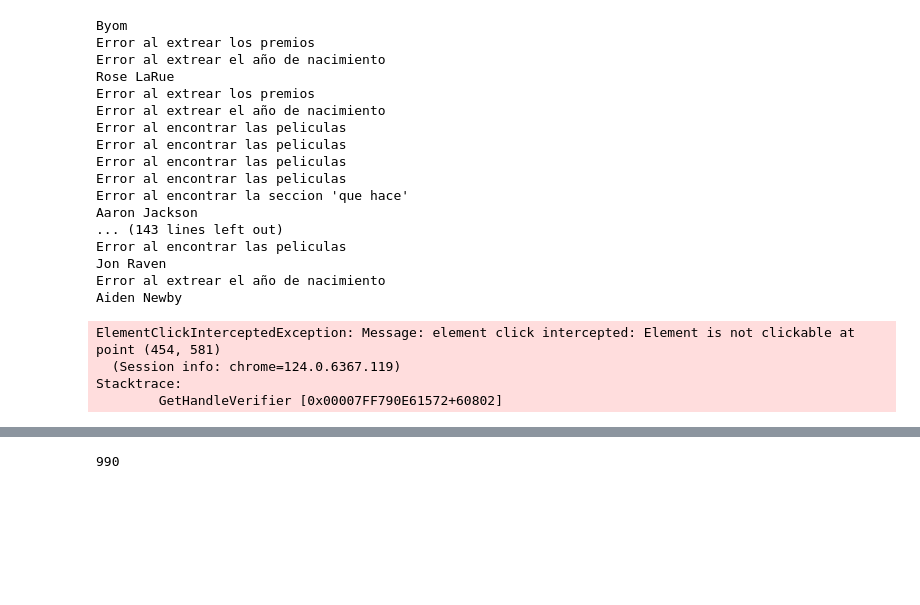
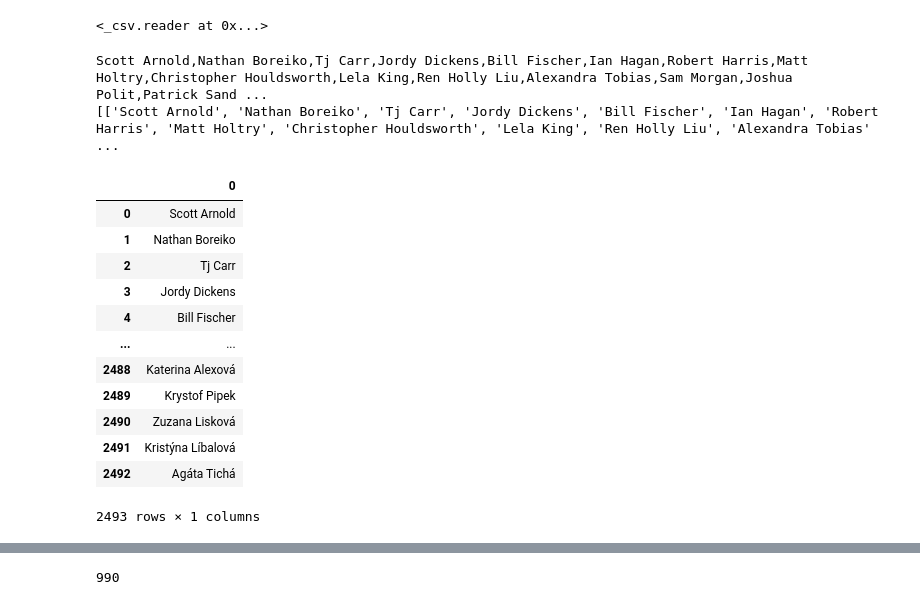
Before and after one commit to fernandaMarti/Proyecto-da-promo-H-modulo-2-team1-cine_freaks, a Jupyter notebook: Fase3.ipynb, the cells around one changed output, grey strips where cells are left out. Saved outputs shown, nothing was run; the diff lists cells and outputs as text; code cells hidden in the pictures; blank space fills up the shorter version.

```diff
--- a/Fase3.ipynb
+++ b/Fase3.ipynb
@@ -245,30 +285,3 @@ with open('actores.csv', 'w', newline='') as file:
 
     writer = csv.writer(file)
     writer.writerow(lista_actores)
-# %%
-# para que no se pierda la lista obtenida anteriormente:
-
-lista_detalles_actores=[]
-resultado_detalles_actores = obtener_detalles_actores(lista_actores,lista_detalles_actores)
-# %% [output]
-Byom
-Error al extrear los premios
-Error al extrear el año de nacimiento
-Rose LaRue
-Error al extrear los premios
-Error al extrear el año de nacimiento
-Error al encontrar las peliculas
-Error al encontrar las peliculas
-Error al encontrar las peliculas
-Error al encontrar las peliculas
-Error al encontrar la seccion 'que hace'
-Aaron Jackson
-... (143 lines left out)
-Error al encontrar las peliculas
-Jon Raven
-Error al extrear el año de nacimiento
-Aiden Newby
-ElementClickInterceptedException: Message: element click intercepted: Element is not clickable at point (454, 581)
-  (Session info: chrome=124.0.6367.119)
-Stacktrace:
-        GetHandleVerifier [0x00007FF790E61572+60802]
@@ -280,0 +288,34 @@ with open('detalles_actores.csv', 'w', newline='') as file:
+# %%
+csv.reader("actores_def.csv")
+# %% [output]
+<_csv.reader at 0x...>
+# %%
+import csv
+lista_actores_def = []
+with open('actores_def.csv', newline='') as csvfile:
+    spamreader = csv.reader(csvfile, delimiter=',')
+    for row in spamreader:
+        print(','.join(row))
+        lista_actores_def.append(row)
+print(lista_actores_def)
+# %% [output]
+Scott Arnold,Nathan Boreiko,Tj Carr,Jordy Dickens,Bill Fischer,Ian Hagan,Robert Harris,Matt Holtry,Christopher Houldsworth,Lela King,Ren Holly Liu,Alexandra Tobias,Sam Morgan,Joshua Polit,Patrick Sand ...
+[['Scott Arnold', 'Nathan Boreiko', 'Tj Carr', 'Jordy Dickens', 'Bill Fischer', 'Ian Hagan', 'Robert Harris', 'Matt Holtry', 'Christopher Houldsworth', 'Lela King', 'Ren Holly Liu', 'Alexandra Tobias' ...
+# %%
+df_lista_actores_1 = pd.DataFrame(lista_actores_def[0])
+# %%
+df_lista_actores_1
+# %% [output]
+|  | 0 |
+| 0 | Scott Arnold |
+| 1 | Nathan Boreiko |
+| 2 | Tj Carr |
+| 3 | Jordy Dickens |
+| 4 | Bill Fischer |
+| ... | ... |
+| 2488 | Katerina Alexová |
+| 2489 | Krystof Pipek |
+| 2490 | Zuzana Lisková |
+| 2491 | Kristýna Líbalová |
+| 2492 | Agáta Tichá |
+2493 rows × 1 columns
```
Also changed, not shown: parts of 20 cells of this notebook.
